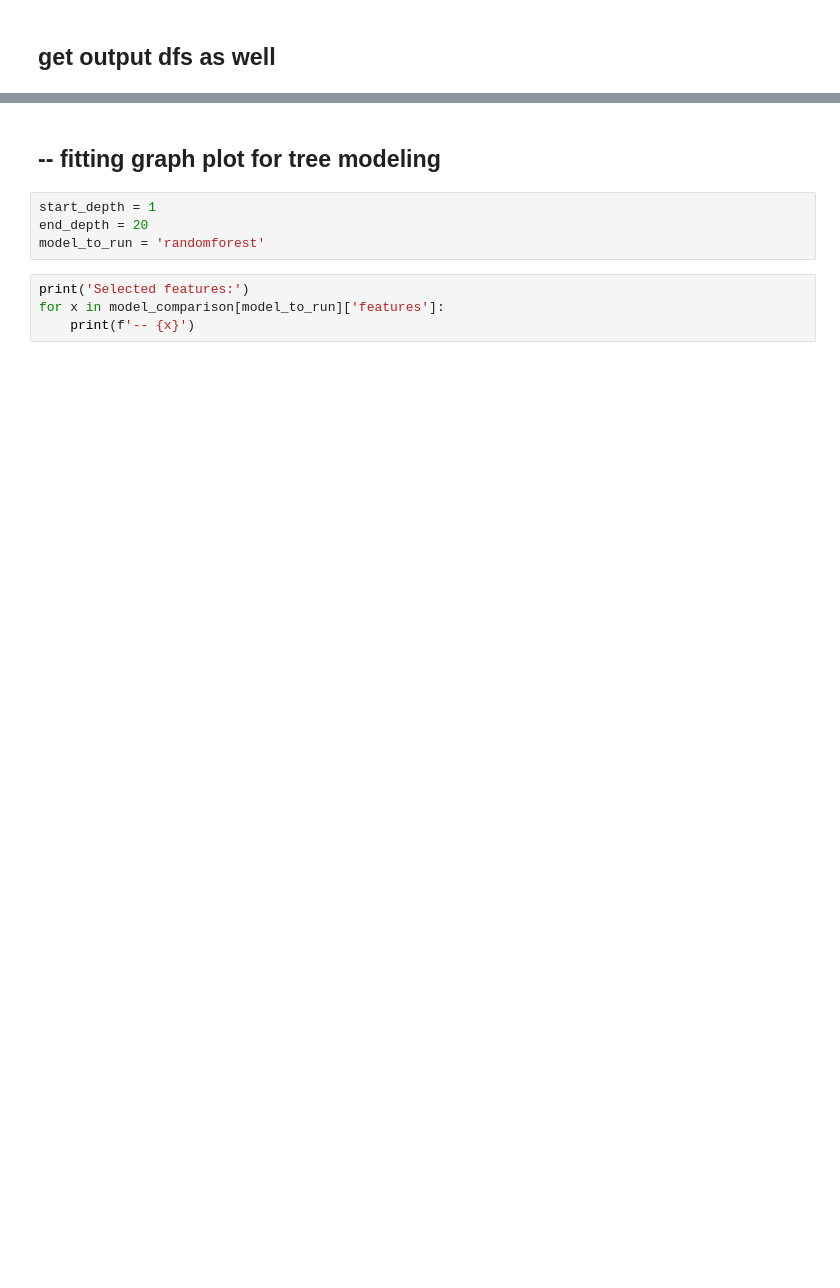
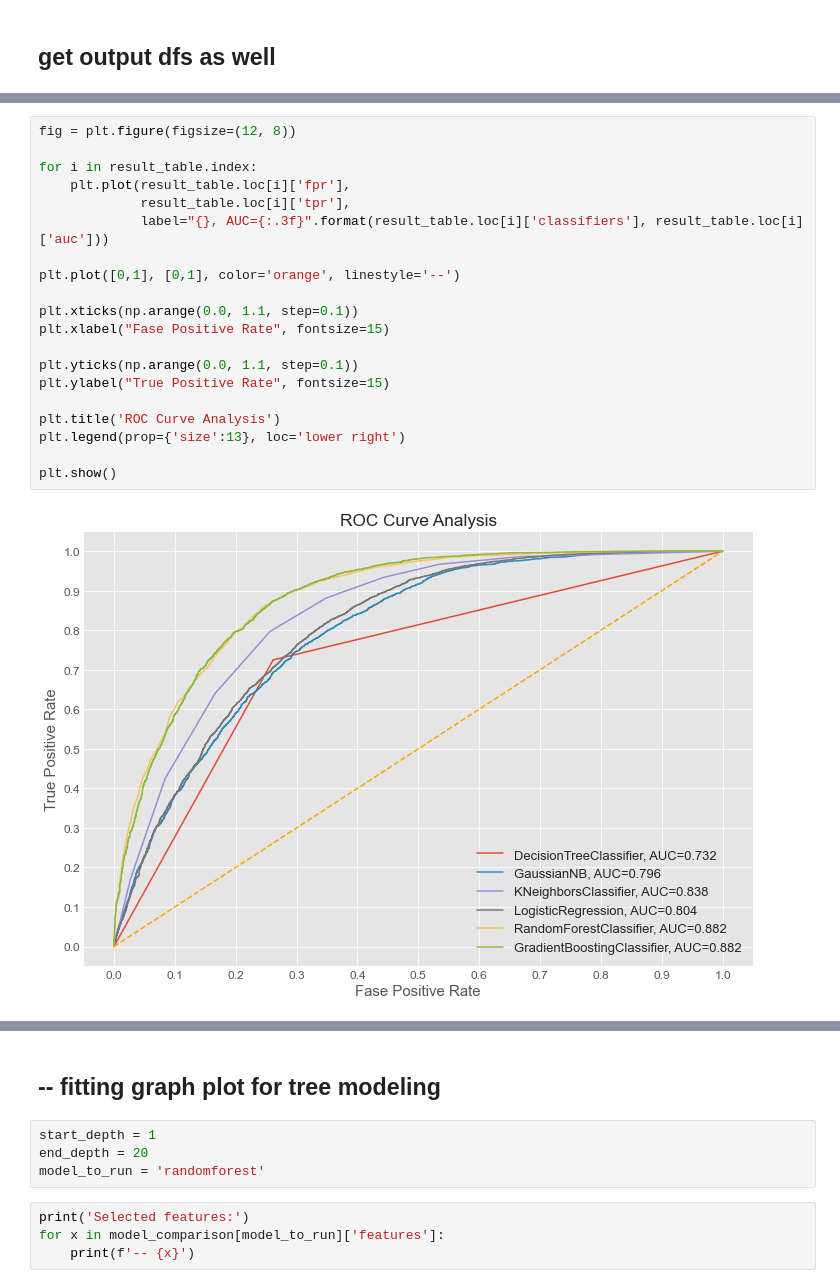
Before and after one commit to happyhil/uva-strategy-analytics, a Jupyter notebook: assignments/assignment2/model.ipynb, the cells around one changed output, grey strips where cells are left out. Cells and saved outputs as stored; diff of their text form; blank space fills up the shorter version.

```diff
--- a/assignments/assignment2/model.ipynb
+++ b/assignments/assignment2/model.ipynb
@@ -22,0 +104,22 @@ NameError: name 'outputdfs' is not defined
+# %%
+fig = plt.figure(figsize=(12, 8))
+
+for i in result_table.index:
+    plt.plot(result_table.loc[i]['fpr'],
+             result_table.loc[i]['tpr'],
+             label="{}, AUC={:.3f}".format(result_table.loc[i]['classifiers'], result_table.loc[i]['auc']))
+
+plt.plot([0,1], [0,1], color='orange', linestyle='--')
+
+plt.xticks(np.arange(0.0, 1.1, step=0.1))
+plt.xlabel("Fase Positive Rate", fontsize=15)
+
+plt.yticks(np.arange(0.0, 1.1, step=0.1))
+plt.ylabel("True Positive Rate", fontsize=15)
+
+plt.title('ROC Curve Analysis')
+plt.legend(prop={'size':13}, loc='lower right')
+
+plt.show()
+# %% [output]
+[figure, added]
```
Also changed, not shown: parts of 18 cells of this notebook.
